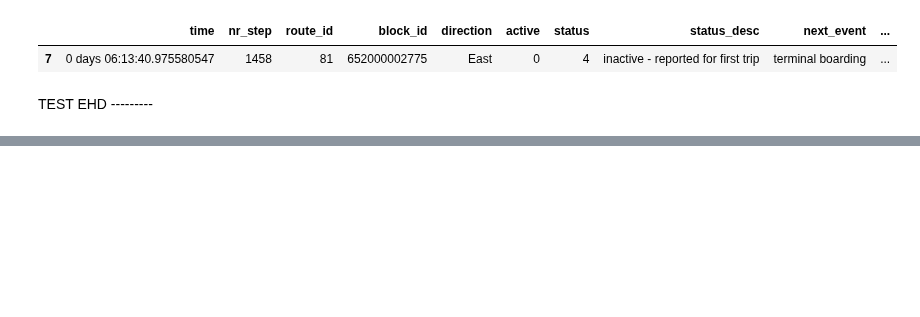
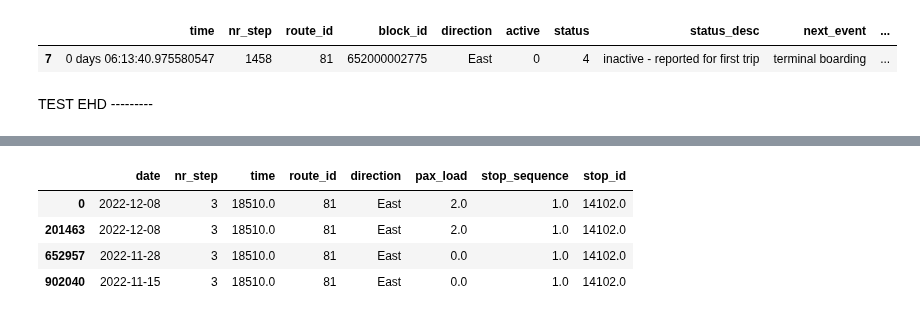
Before and after one commit to joerovar/transit-centric-smart-mobility-system, a Jupyter notebook: src/04_SIMULATION/playground.ipynb, the cells around one changed output, grey strips where cells are left out. Saved outputs shown, nothing was run; the diff lists cells and outputs as text; code cells hidden in the pictures; blank space fills up the shorter version.

```diff
--- a/src/04_SIMULATION/playground.ipynb
+++ b/src/04_SIMULATION/playground.ipynb
@@ -372,0 +330,8 @@ plot_situation(full_info, stops, env.hist_date)
+# %%
+dfev[dfev['nr_step']==3]
+# %% [output]
+|  | date | nr_step | time | route_id | direction | pax_load | stop_sequence | stop_id |
+| 0 | 2022-12-08 | 3 | 18510.0 | 81 | East | 2.0 | 1.0 | 14102.0 |
+| 201463 | 2022-12-08 | 3 | 18510.0 | 81 | East | 2.0 | 1.0 | 14102.0 |
+| 652957 | 2022-11-28 | 3 | 18510.0 | 81 | East | 0.0 | 1.0 | 14102.0 |
+| 902040 | 2022-11-15 | 3 | 18510.0 | 81 | East | 0.0 | 1.0 | 14102.0 |
```
Also changed, not shown: parts of 18 cells of this notebook, 10 other files.
